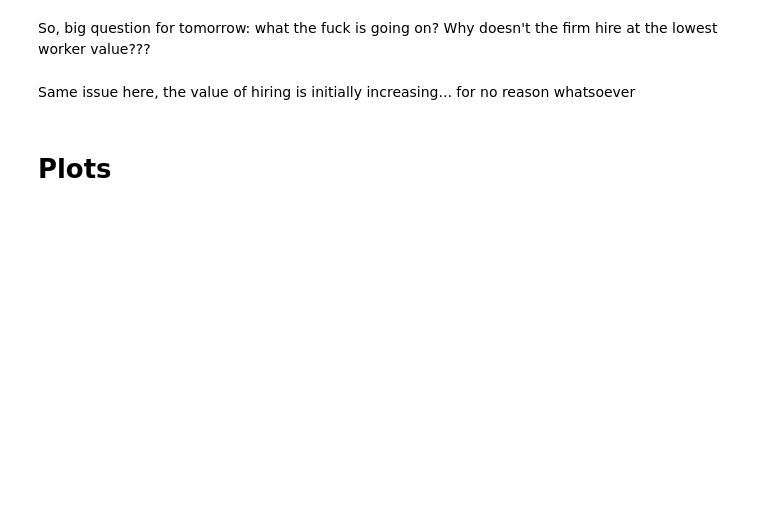
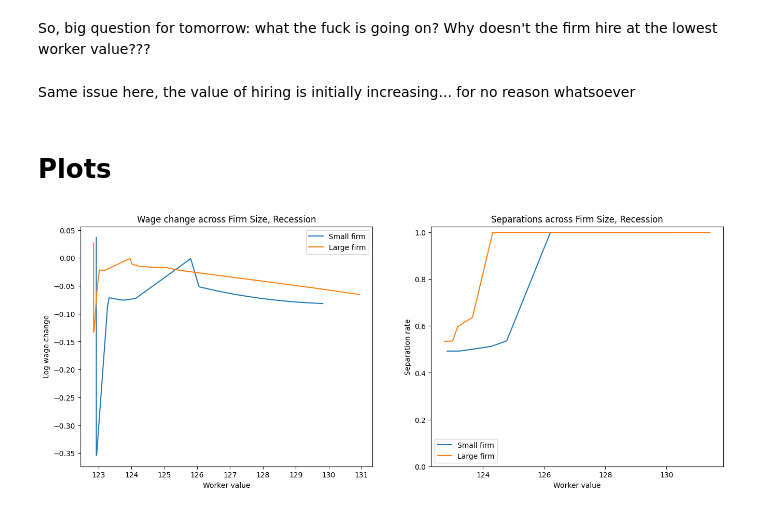
Before and after one commit to zalandru/Dynamic-Contracting-Multi-worker-Firm, a Jupyter notebook: Multiworker_wage_2steps/Initiating MWF.ipynb, the cells around one changed output. Saved outputs shown, nothing was run; the diff lists cells and outputs as text; code cells hidden in the pictures; blank space fills up the shorter version.

```diff
--- a/Multiworker_wage_2steps/Initiating MWF.ipynb
+++ b/Multiworker_wage_2steps/Initiating MWF.ipynb
@@ -205,0 +206,43 @@ with open('my_objects.pkl', 'wb') as file:
+# %%
+        #THIS IS SOMEHOW THE OPPOSITE??? In firms with many juniors wage drops are larger?? Why?? I guess they don't care for that many seniors?
+        #But then why would it equialize afterwards... AHHH BECAUSE ALL THE JUNIORS ARE ALREADY FIRED
+        #Now 1,3 places much higher weight on its expensive seniors hencewhy wage drop not that large...? WAGE DROP BOUNCES UP A BIT WHEN THEY START FIRING
+        #Still can't understand why 1,1 goes for full firing earlier tho... Also at the same time that complete firing happens, wage drops amplify... guess that makes sense tho
+        save=1
+        plt.figure(figsize=(16, 6))  # Width=16 inches, Height=6 inches
+
+        # First subplot
+        plt.subplot(1, 2, 1)
+        # Plot the data
+        #plt.plot(mwc_Rho_s_W[0, 1, 1 ,:, 5, 1], mwc_Rho_s_Wstar[0, 1, 1 ,:, 5]-mwc_Rho_s_W[0, 1, 1 ,:, 5, 1], label='Small firm')
+        plt.plot(mwc_Rho_s_Wstar[0, 1, 1 ,:, 5], np.log(np.interp(mwc_Rho_s_Wstar[0, 1, 1 ,:, 5],mwc_Rho_s_W[0,1,1,:,5,1],mwc_Rho.w_grid))-np.log(mwc_Rho.w_grid), label='Small firm')
+        plt.plot(mwc_Rho_s_Wstar[0, 1, 3 ,:, 5], np.log(np.interp(mwc_Rho_s_Wstar[0, 1, 3 ,:, 5],mwc_Rho_s_W[0,1,3,:,5,1],mwc_Rho.w_grid))-np.log(mwc_Rho.w_grid), label='Large firm')
+
+        #plt.plot(mwc_Rho_s_W[0, 1, 3 ,:, 5, 1], mwc_Rho_s_Wstar[0, 1, 3 ,:, 5]-mwc_Rho_s_W[0, 1, 3 ,:, 5, 1], label='Larger firm')
+        #plt.plot(baseline_W[0, 3, 1 ,:, 5, 1], baseline_Wstar[0, 3, 1 ,:, 5]-baseline_W[0, 3, 1 ,:, 5, 1], label='Larger firm wage')
+        #if mwc_s_W is not None:
+        #    plt.plot(mwc_s_W[p.z_0-1, 0, 1,:, 1], mwc_s_Wstar[p.z_0-1, 0, 1, :]-mwc_s_W[p.z_0-1, 0, 1,:, 1], label='DRS with separations')
+        #if mwc_s_dir_W is not None:
+        #    plt.plot(mwc_s_dir_W[p.z_0-1, 0, 1,:, 1], mwc_s_dir_Wstar[p.z_0-1, 0, 1, :]-mwc_s_dir_W[p.z_0-1, 0, 1,:, 1], label='DRS with direct separations')
+        plt.legend()
+        # Add titles and labels
+        plt.title('Wage change across Firm Size, Recession')
+        plt.xlabel('Worker value')
+        plt.ylabel('Log wage change')
+
+        # Secone subplot
+        plt.subplot(1, 2, 2)  # 1 row, 2 columns, second subplot
+
+        plt.plot(mwc_Rho_s_W[0, 1, 1, :, 0 ,1], mwc_Rho_s_sep[0, 1, 1, :, 0], label='Small firm')
+        plt.plot(mwc_Rho_s_W[0, 1, 3, :, 0 ,1], mwc_Rho_s_sep[0, 1, 3, :, 0], label='Large firm')
+
+        plt.legend()
+        # Add titles and labels
+        plt.title('Separations across Firm Size, Recession')
+        plt.xlabel('Worker value')
+        plt.ylabel('Separation rate')
+        plt.ylim(ymin=0)
+        if save==1:
+          plt.savefig(os.path.join(output_dir,'Log wage cuts and Separations Across Size.png'), bbox_inches='tight')  # Save as PNG
+# %% [output]
+[figure, added]
```
Also changed, not shown: parts of 28 cells of this notebook, 9 other files.
